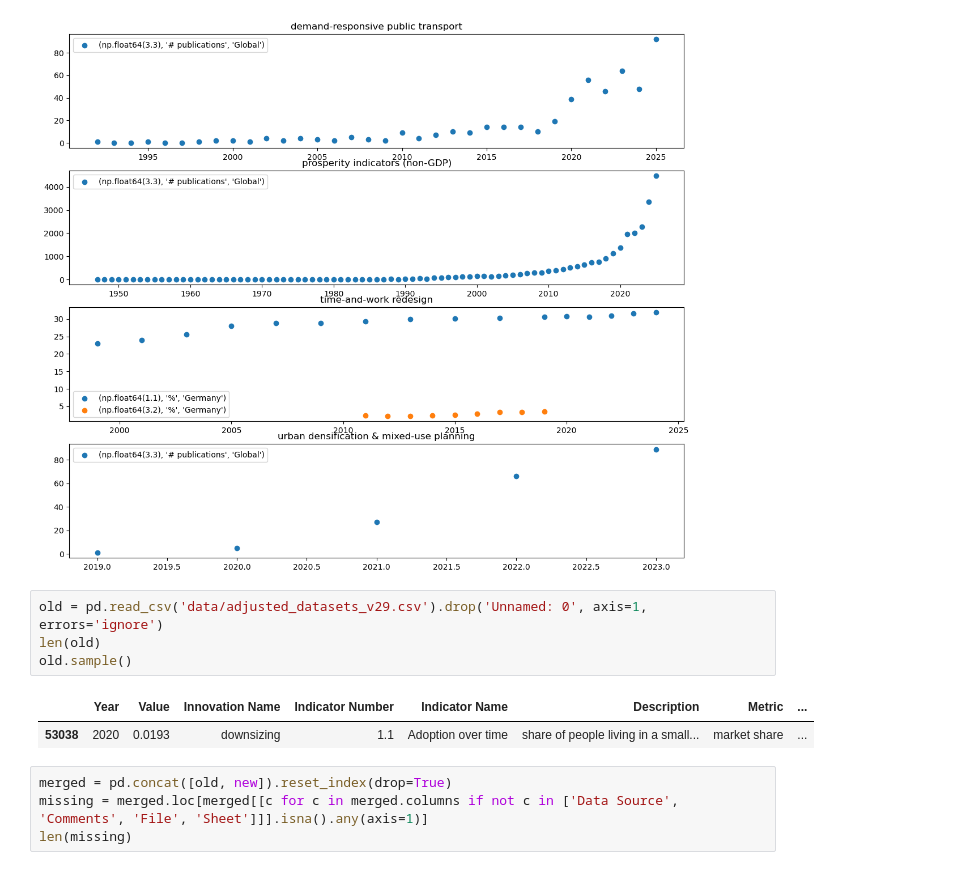
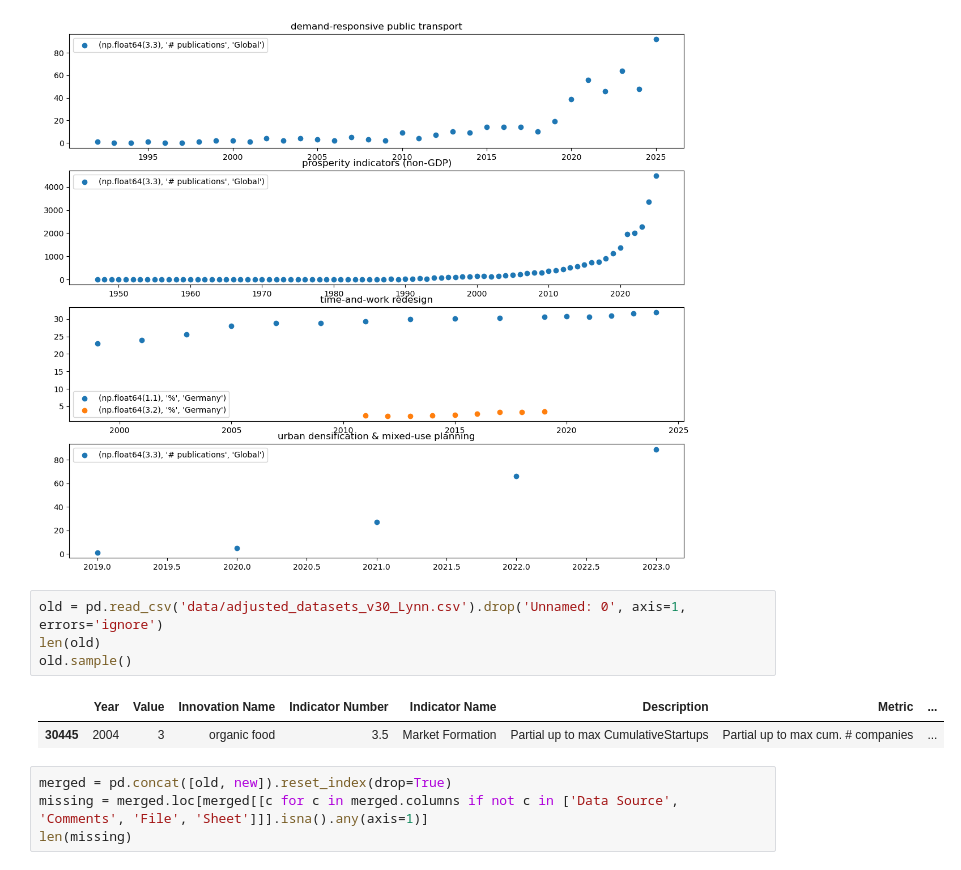
Before and after one commit to marlinarnz/dosi, a Jupyter notebook: data_merge.ipynb, the cells around one changed output. Saved outputs shown, nothing was run; the diff lists cells and outputs as text.

Commit message:
new data version and estimation

```diff
--- a/data_merge.ipynb
+++ b/data_merge.ipynb
@@ -30,12 +30,12 @@ for (name, inno), ax in zip({i[0]:i[1] for i in list(innos)}.items(), axs):
 4
 [figure]
 # %%
-old = pd.read_csv('data/adjusted_datasets_v29.csv').drop('Unnamed: 0', axis=1, errors='ignore')
+old = pd.read_csv('data/adjusted_datasets_v30_Lynn.csv').drop('Unnamed: 0', axis=1, errors='ignore')
 len(old)
 old.sample()
 # %% [output]
 |  | Year | Value | Innovation Name | Indicator Number | Indicator Name | Description | Metric | ... |
-| 53038 | 2020 | 0.0193 | downsizing | 1.1 | Adoption over time | share of people living in a small... | market share | ... |
+| 30445 | 2004 | 3 | organic food | 3.5 | Market Formation | Partial up to max CumulativeStartups | Partial up to max cum. # companies | ... |
 # %%
 merged = pd.concat([old, new]).reset_index(drop=True)
 missing = merged.loc[merged[[c for c in merged.columns if not c in ['Data Source', 'Comments', 'File', 'Sheet']]].isna().any(axis=1)]
```
Also changed, not shown: 12 other files.
